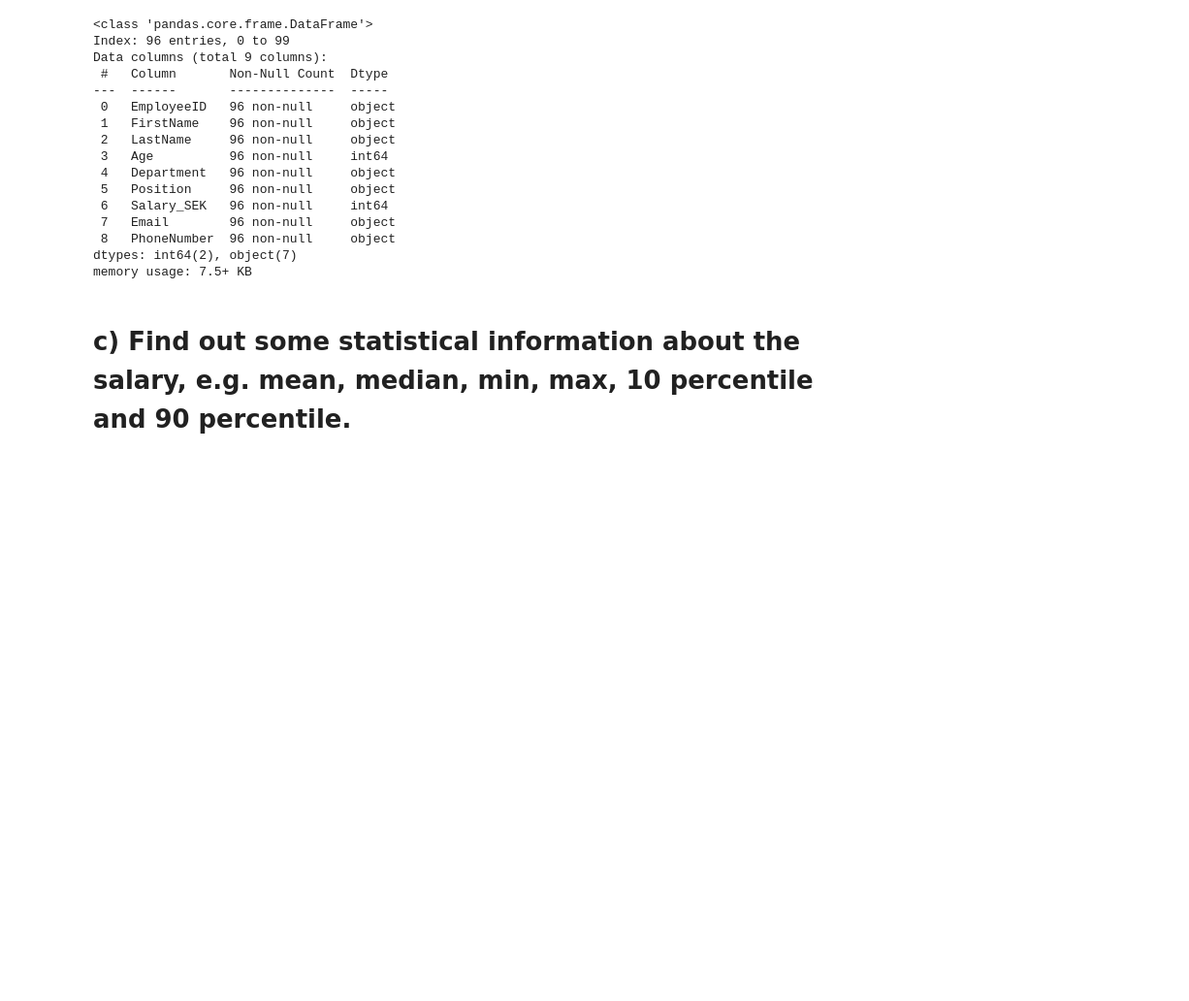
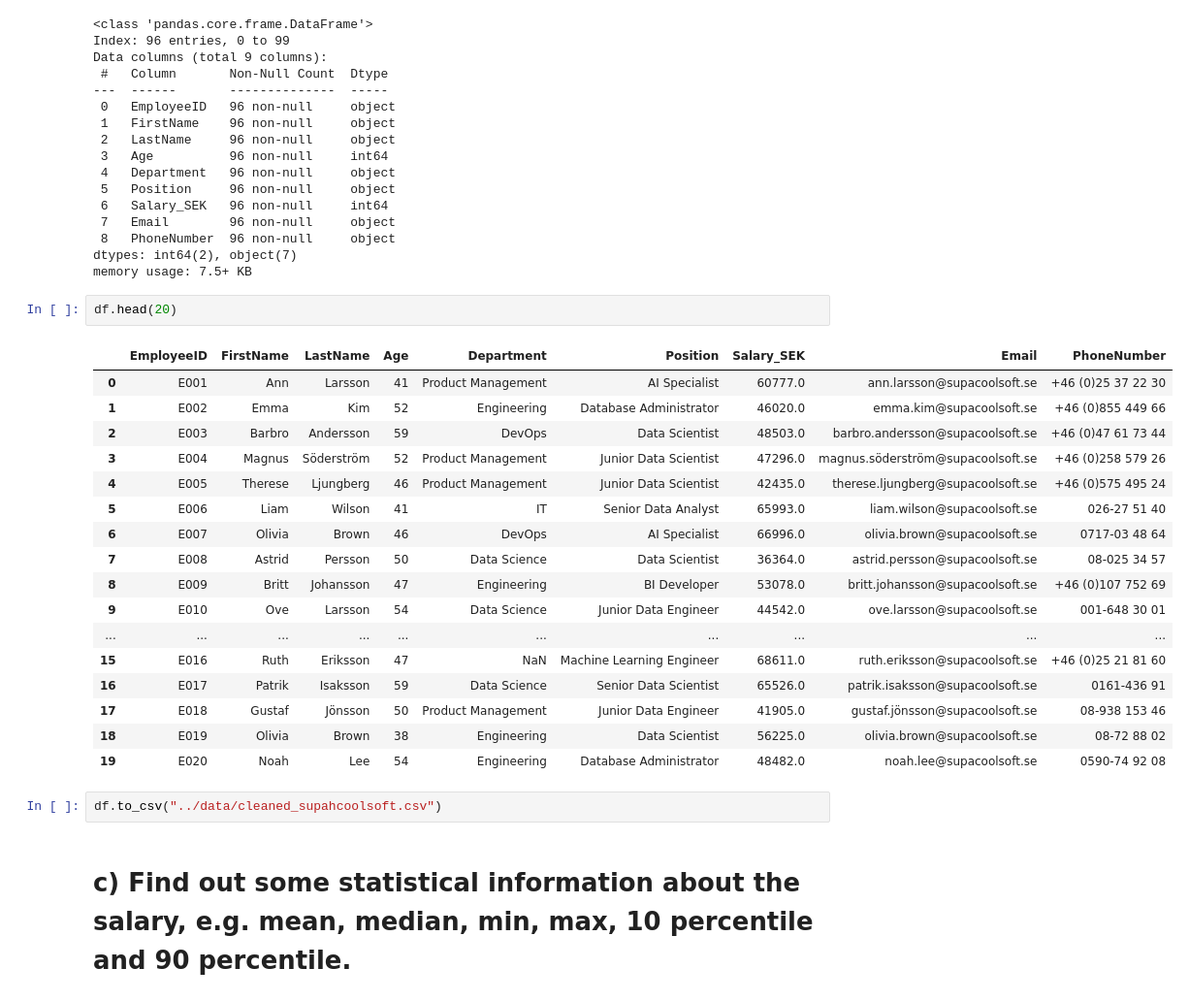
Before and after one commit to SandraAnder/Fullstack_data_Sandra_Andersson, a Jupyter notebook: excersises/exercise1_data_processing.ipynb, the cells around one changed output. Shown at 97% size. Saved outputs shown, nothing was run; the diff lists cells and outputs as text; blank space fills up the shorter version.

```diff
--- a/excersises/exercise1_data_processing.ipynb
+++ b/excersises/exercise1_data_processing.ipynb
@@ -191,5 +174,27 @@ Data columns (total 9 columns):
  8   PhoneNumber  96 non-null     object
 dtypes: int64(2), object(7)
 memory usage: 7.5+ KB
+# %%
+df.head(20)
+# %% [output]
+|  | EmployeeID | FirstName | LastName | Age | Department | Position | Salary_SEK | Email | PhoneNumber |
+| 0 | E001 | Ann | Larsson | 41 | Product Management | AI Specialist | 60777.0 | ann.larsson@supacoolsoft.se | +46 (0)25 37 22 30 |
+| 1 | E002 | Emma | Kim | 52 | Engineering | Database Administrator | 46020.0 | emma.kim@supacoolsoft.se | +46 (0)855 449 66 |
+| 2 | E003 | Barbro | Andersson | 59 | DevOps | Data Scientist | 48503.0 | barbro.andersson@supacoolsoft.se | +46 (0)47 61 73 44 |
+| 3 | E004 | Magnus | Söderström | 52 | Product Management | Junior Data Scientist | 47296.0 | magnus.söderström@supacoolsoft.se | +46 (0)258 579 26 |
+| 4 | E005 | Therese | Ljungberg | 46 | Product Management | Junior Data Scientist | 42435.0 | therese.ljungberg@supacoolsoft.se | +46 (0)575 495 24 |
+| 5 | E006 | Liam | Wilson | 41 | IT | Senior Data Analyst | 65993.0 | liam.wilson@supacoolsoft.se | 026-27 51 40 |
+| 6 | E007 | Olivia | Brown | 46 | DevOps | AI Specialist | 66996.0 | olivia.brown@supacoolsoft.se | 0717-03 48 64 |
+| 7 | E008 | Astrid | Persson | 50 | Data Science | Data Scientist | 36364.0 | astrid.persson@supacoolsoft.se | 08-025 34 57 |
+| 8 | E009 | Britt | Johansson | 47 | Engineering | BI Developer | 53078.0 | britt.johansson@supacoolsoft.se | +46 (0)107 752 69 |
+| 9 | E010 | Ove | Larsson | 54 | Data Science | Junior Data Engineer | 44542.0 | ove.larsson@supacoolsoft.se | 001-648 30 01 |
+| ... | ... | ... | ... | ... | ... | ... | ... | ... | ... |
+| 15 | E016 | Ruth | Eriksson | 47 | NaN | Machine Learning Engineer | 68611.0 | ruth.eriksson@supacoolsoft.se | +46 (0)25 21 81 60 |
+| 16 | E017 | Patrik | Isaksson | 59 | Data Science | Senior Data Scientist | 65526.0 | patrik.isaksson@supacoolsoft.se | 0161-436 91 |
+| 17 | E018 | Gustaf | Jönsson | 50 | Product Management | Junior Data Engineer | 41905.0 | gustaf.jönsson@supacoolsoft.se | 08-938 153 46 |
+| 18 | E019 | Olivia | Brown | 38 | Engineering | Data Scientist | 56225.0 | olivia.brown@supacoolsoft.se | 08-72 88 02 |
+| 19 | E020 | Noah | Lee | 54 | Engineering | Database Administrator | 48482.0 | noah.lee@supacoolsoft.se | 0590-74 92 08 |
+# %%
+df.to_csv("../data/cleaned_supahcoolsoft.csv")
 # %% [markdown]
 # c) Find out some statistical information about the salary, e.g. mean, median, min, max, 10 percentile and 90 percentile.
```
Also changed, not shown: parts of 15 cells of this notebook, 12 other files.
